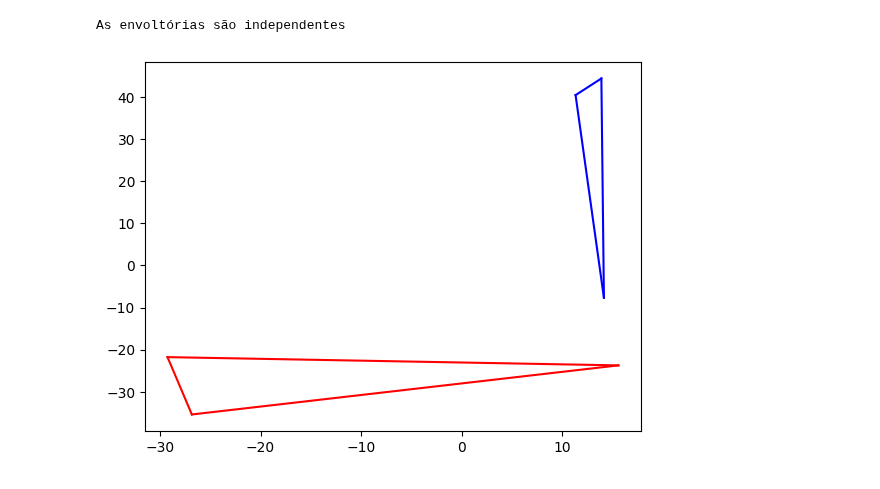
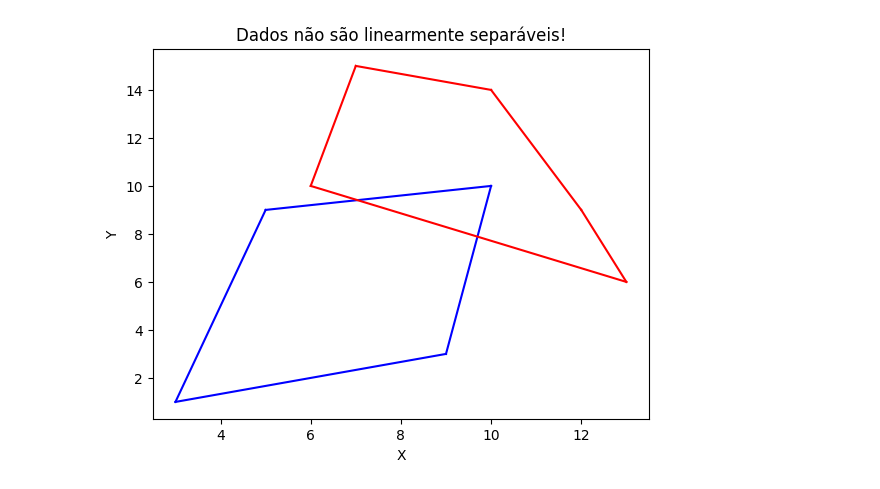
Before and after one commit to marcelomrad/Classificador_Linear, a Jupyter notebook: main.ipynb, the cells around one changed output. Drawn from its saved outputs; the diff is of its cells as text; code cells hidden in the pictures.

```diff
--- a/main.ipynb
+++ b/main.ipynb
@@ -335,10 +206,0 @@ Modelo Linear: (-1.9345748906644151, 122.42658906468407)
-# %%
-# Exemplo de uso
-pontos1 = [Ponto(random.uniform(-50, 50), random.uniform(-50, 50)) for _ in range(3)]
-pontos2 = [Ponto(random.uniform(-50, 50), random.uniform(-50, 50)) for _ in range(3)]
-envoltoria1 = graham_scan(pontos1)
-envoltoria2 = graham_scan(pontos2)
-plot_envoltorias(envoltoria1, envoltoria2)
-# %% [output]
-As envoltórias são independentes
-[figure, removed]
@@ -344,0 +245,40 @@ As envoltórias são independentes
+# %%
+def plot_separabilidade(classe_1, classe_2):
+
+    classe_1 = graham_scan(classe_1)
+    classe_2 = graham_scan(classe_2)
+
+    # Verificar se os dados são linearmente separáveis
+    separaveis = verificar_separabilidade_linear(classe_1, classe_2)
+
+    # Plotar envoltória da classe 1
+    for i in range(len(classe_1) - 1):
+        plt.plot([classe_1[i].x, classe_1[i + 1].x],
+                 [classe_1[i].y, classe_1[i + 1].y], 'b-')
+
+    # Plotar envoltória da classe 2
+    for i in range(len(classe_2) - 1):
+        plt.plot([classe_2[i].x, classe_2[i + 1].x],
+                 [classe_2[i].y, classe_2[i + 1].y], 'r-')
+
+    if separaveis:
+        plt.title("Dados são linearmente separáveis!")
+    else:
+        plt.title("Dados não são linearmente separáveis!")
+
+    plt.xlabel('X')
+    plt.ylabel('Y')
+    plt.show()
+# %%
+# Gerar pontos aleatórios para ambas as classes
+classe_1_random = [Ponto(random.randint(0, 10), random.randint(0, 10)) for _ in range(3)]
+classe_2_random = [Ponto(random.randint(5, 15), random.randint(5, 15)) for _ in range(3)]
+
+classe_1_random = (5, 9), (9, 3), (10, 10), (7, 8), (3, 1)
+classe_1_random = [Ponto(x, y) for x, y in classe_1_random]
+classe_2_random = (12, 9), (10, 14), (6, 10), (7, 15), (13, 6)
+classe_2_random = [Ponto(x, y) for x, y in classe_2_random]
+# Utilizar a função para plotar as envoltórias e verificar separabilidade
+plot_separabilidade(classe_1_random, classe_2_random)
+# %% [output]
+[figure, added]
```
Also changed, not shown: parts of 14 cells of this notebook.
